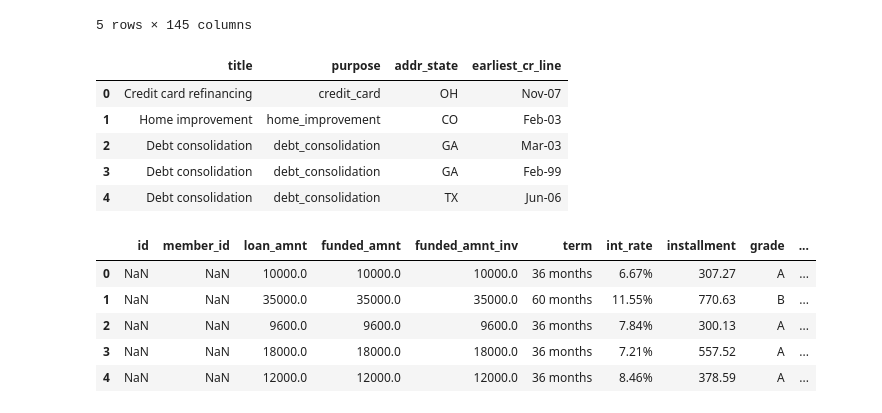
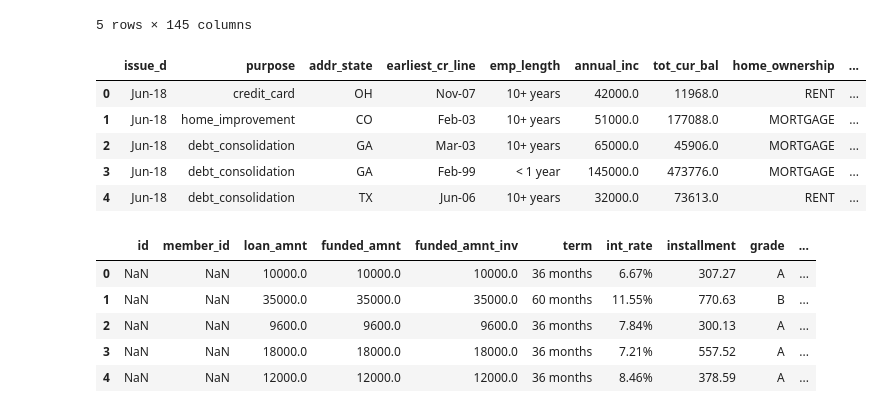
Before and after one commit to Ironbark427/Team-1, a Jupyter notebook: Debt_Consolidation.ipynb, the cells around one changed output. Drawn from its saved outputs; the diff is of its cells as text; code cells hidden in the pictures.

```diff
--- a/Debt_Consolidation.ipynb
+++ b/Debt_Consolidation.ipynb
@@ -49,5 +62,5 @@ debt_column.head()
 # %%
-csv_path = "data/LoanStats_2018Q2.csv"
+csv_path = "LoanStats_2018Q2.csv"
 # %%
 consol_debtQ2 = pd.read_csv(csv_path, encoding="utf-8", low_memory=False, skipinitialspace=True)
 consol_debtQ2.head()
@@ -60,13 +73,14 @@ consol_debtQ2.head()
 | 4 | NaN | NaN | 5200.0 | 5200.0 | 5200.0 | 36 months | 13.06% | 175.36 | C | ... |
 5 rows × 145 columns
 # %%
-debt_column2 = consol_debtQ2[["title", "purpose", "addr_state", "earliest_cr_line"]]
+debt_column2 = consol_debtQ2[["issue_d", "purpose", "addr_state", "earliest_cr_line", "emp_length","annual_inc", "tot_cur_bal",
+                            "home_ownership", "int_rate"]]
 debt_column2.head()
 # %% [output]
-|  | title | purpose | addr_state | earliest_cr_line |
-| 0 | Credit card refinancing | credit_card | OH | Nov-07 |
-| 1 | Home improvement | home_improvement | CO | Feb-03 |
-| 2 | Debt consolidation | debt_consolidation | GA | Mar-03 |
-| 3 | Debt consolidation | debt_consolidation | GA | Feb-99 |
-| 4 | Debt consolidation | debt_consolidation | TX | Jun-06 |
+|  | issue_d | purpose | addr_state | earliest_cr_line | emp_length | annual_inc | tot_cur_bal | home_ownership | ... |
+| 0 | Jun-18 | credit_card | OH | Nov-07 | 10+ years | 42000.0 | 11968.0 | RENT | ... |
+| 1 | Jun-18 | home_improvement | CO | Feb-03 | 10+ years | 51000.0 | 177088.0 | MORTGAGE | ... |
+| 2 | Jun-18 | debt_consolidation | GA | Mar-03 | 10+ years | 65000.0 | 45906.0 | MORTGAGE | ... |
+| 3 | Jun-18 | debt_consolidation | GA | Feb-99 | < 1 year | 145000.0 | 473776.0 | MORTGAGE | ... |
+| 4 | Jun-18 | debt_consolidation | TX | Jun-06 | 10+ years | 32000.0 | 73613.0 | RENT | ... |
 # %%
```
Also changed, not shown: parts of 21 cells of this notebook.
